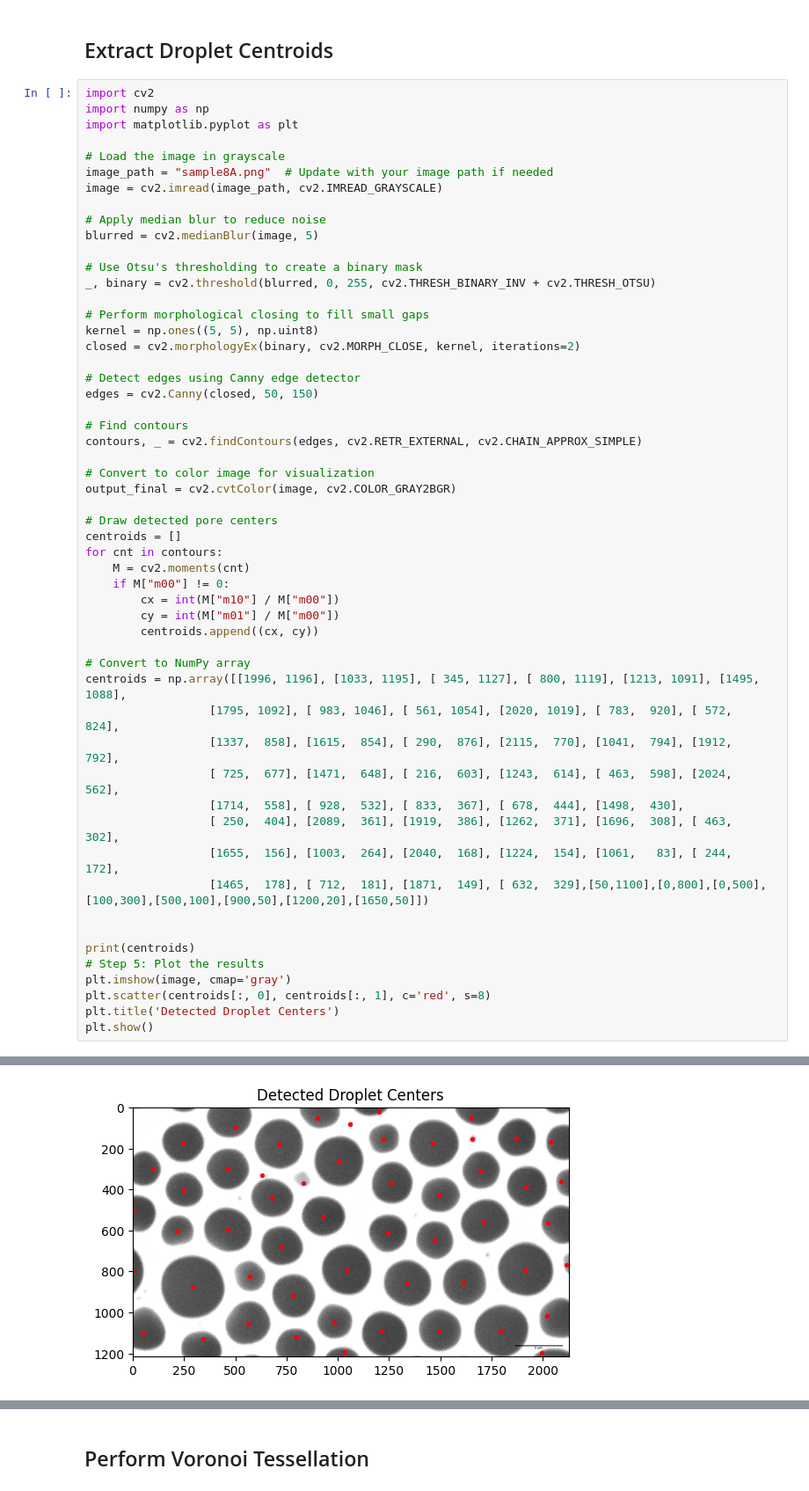
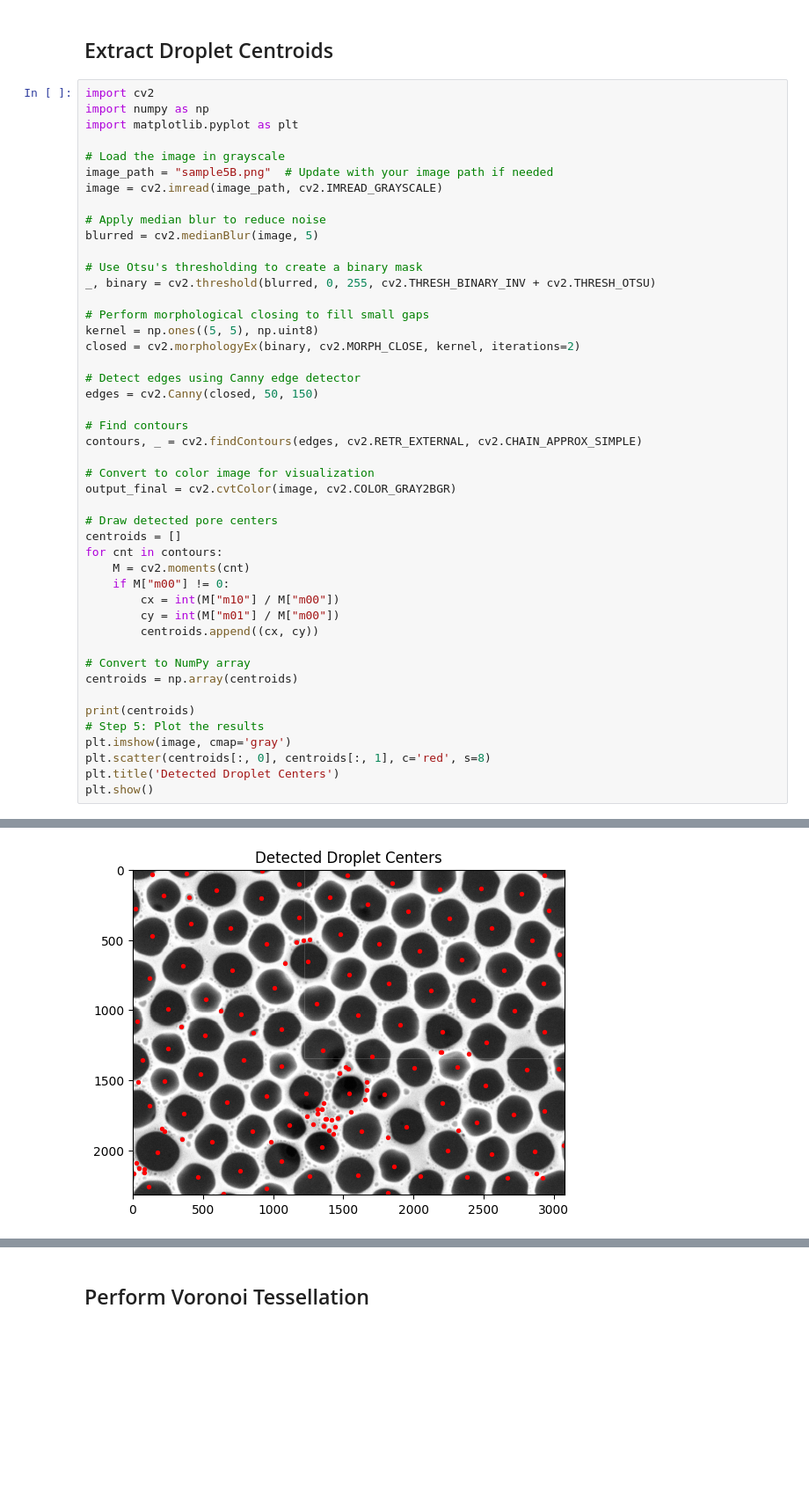
Before and after one commit to lemontang3/Python_Physics, a Jupyter notebook: Voronoi_Analysis.ipynb, the cells around one changed output, grey strips where cells are left out. Shown at 88% size. Saved outputs shown, nothing was run; the diff lists cells and outputs as text; blank space fills up the shorter version.

```diff
--- a/Voronoi_Analysis.ipynb
+++ b/Voronoi_Analysis.ipynb
@@ -44,7 +44,7 @@ import numpy as np
 import matplotlib.pyplot as plt
 
 # Load the image in grayscale
-image_path = "sample8A.png"  # Update with your image path if needed
+image_path = "sample5B.png"  # Update with your image path if needed
 image = cv2.imread(image_path, cv2.IMREAD_GRAYSCALE)
 
 # Apply median blur to reduce noise
@@ -76,15 +76,7 @@ for cnt in contours:
         centroids.append((cx, cy))
 
 # Convert to NumPy array
-centroids = np.array([[1996, 1196], [1033, 1195], [ 345, 1127], [ 800, 1119], [1213, 1091], [1495, 1088],
-                  [1795, 1092], [ 983, 1046], [ 561, 1054], [2020, 1019], [ 783,  920], [ 572,  824],
-                  [1337,  858], [1615,  854], [ 290,  876], [2115,  770], [1041,  794], [1912,  792],
-                  [ 725,  677], [1471,  648], [ 216,  603], [1243,  614], [ 463,  598], [2024,  562],
-                  [1714,  558], [ 928,  532], [ 833,  367], [ 678,  444], [1498,  430],
-                  [ 250,  404], [2089,  361], [1919,  386], [1262,  371], [1696,  308], [ 463,  302],
-                  [1655,  156], [1003,  264], [2040,  168], [1224,  154], [1061,   83], [ 244,  172],
-                  [1465,  178], [ 712,  181], [1871,  149], [ 632,  329],[50,1100],[0,800],[0,500],[100,300],[500,100],[900,50],[1200,20],[1650,50]])
-
+centroids = np.array(centroids)
 
 print(centroids)
 # Step 5: Plot the results
@@ -113,4 +105,4 @@ plt.show()
-[figure, old version]
+[figure, new version]
 # %%
 import cv2
 import numpy as np
```
Also changed, not shown: parts of 5 cells of this notebook.
